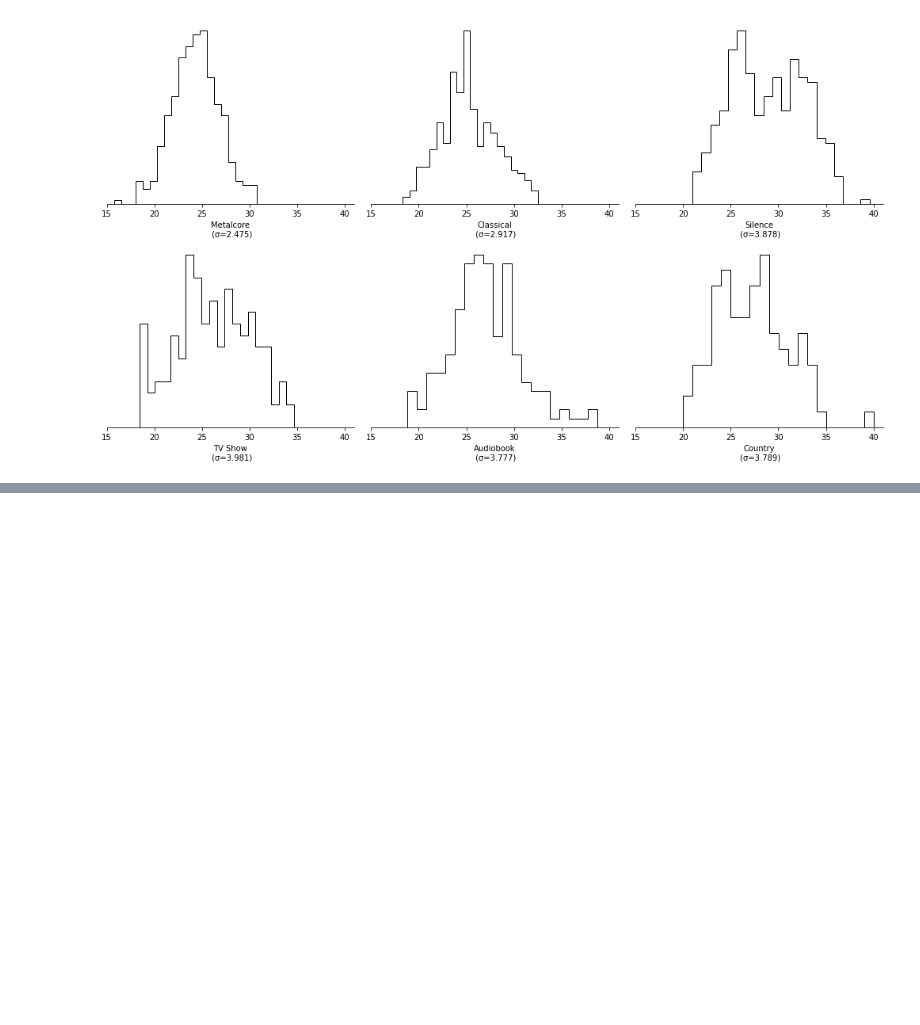
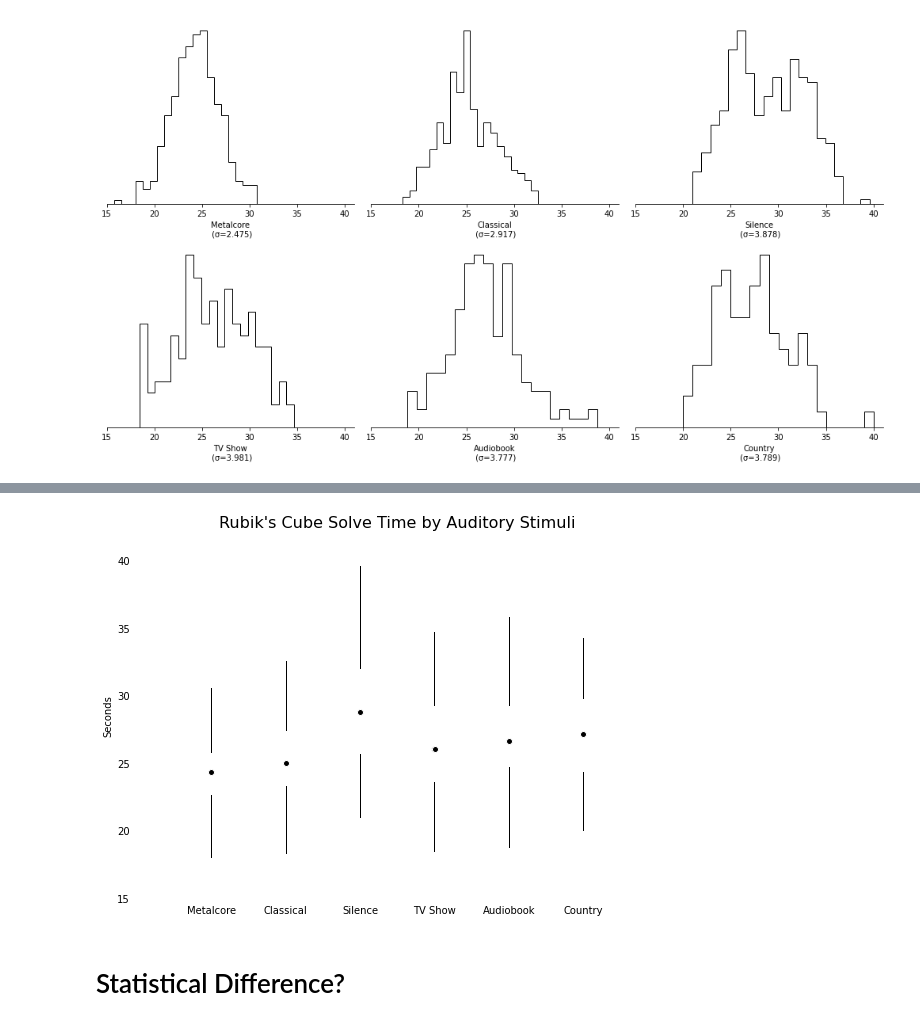
Before and after one commit to addison-king/DAT-203, a Jupyter notebook: VisualizeYourself/Final - Visualize Yourself.ipynb, the cells around one changed output, grey strips where cells are left out. Cells and saved outputs as stored; diff of their text form; code cells hidden in the pictures; blank space fills up the shorter version.

```diff
--- a/VisualizeYourself/Final - Visualize Yourself.ipynb
+++ b/VisualizeYourself/Final - Visualize Yourself.ipynb
@@ -151,0 +192,45 @@ plt.show()
+# %%
+labels = ['Metalcore', 'Classical', 'Silence', 'TV Show', 'Audiobook', 'Country']
+flierprops = dict(marker='.', markerfacecolor='black', markersize=4, linestyle='none')
+medianprops = dict(marker='.', markerfacecolor='black', markeredgecolor='white', markersize=12, linestyle='none')
+
+fig, ax = plt.subplots(figsize=(8,6))
+plt.ylabel('Seconds')
+plt.title('Rubik\'s Cube Solve Time by Auditory Stimuli', fontsize=16)
+plt.xlim([0, 1.75])
+plt.ylim([15, 42])
+
+
+ax.yaxis.set_ticks_position('none')
+ax.xaxis.set_ticks_position('none')
+ax.spines['top'].set_visible(False)
+ax.spines['right'].set_visible(False)
+ax.spines['left'].set_visible(False)
+ax.spines['bottom'].set_visible(False)
+
+ax.boxplot(times[0], positions=[.25], labels=[labels[0]], widths=.001,
+           showfliers=False, medianprops=medianprops,
+           showbox=False, showcaps=False)
+ax.boxplot(times[1], positions=[.5], labels=[labels[1]], widths=.001,
+           showfliers=False, medianprops=medianprops,
+           showbox=False, showcaps=False)
+ax.boxplot(times[2], positions=[.75], labels=[labels[2]], widths=.001,
+           showfliers=False, medianprops=medianprops,
+           showbox=False, showcaps=False)
+ax.boxplot(times[3], positions=[1], labels=[labels[3]], widths=.001,
+           showfliers=False, medianprops=medianprops,
+           showbox=False, showcaps=False)
+ax.boxplot(times[4], positions=[1.25], labels=[labels[4]], widths=.001,
+           showfliers=False, medianprops=medianprops,
+           showbox=False, showcaps=False)
+ax.boxplot(times[5], positions=[1.5], labels=[labels[5]], widths=.001,
+           showfliers=False, medianprops=medianprops,
+           showbox=False, showcaps=False)
+
+plt.tight_layout(w_pad=.5, h_pad=1.0)
+plt.show()
+fig.savefig('Images\BoxPlot_No_Outliers.png', dpi=300)
+# %% [output]
+[figure, added]
+# %% [markdown]
+# Statistical Difference?
```
Also changed, not shown: parts of 12 cells of this notebook, 2 other files.
